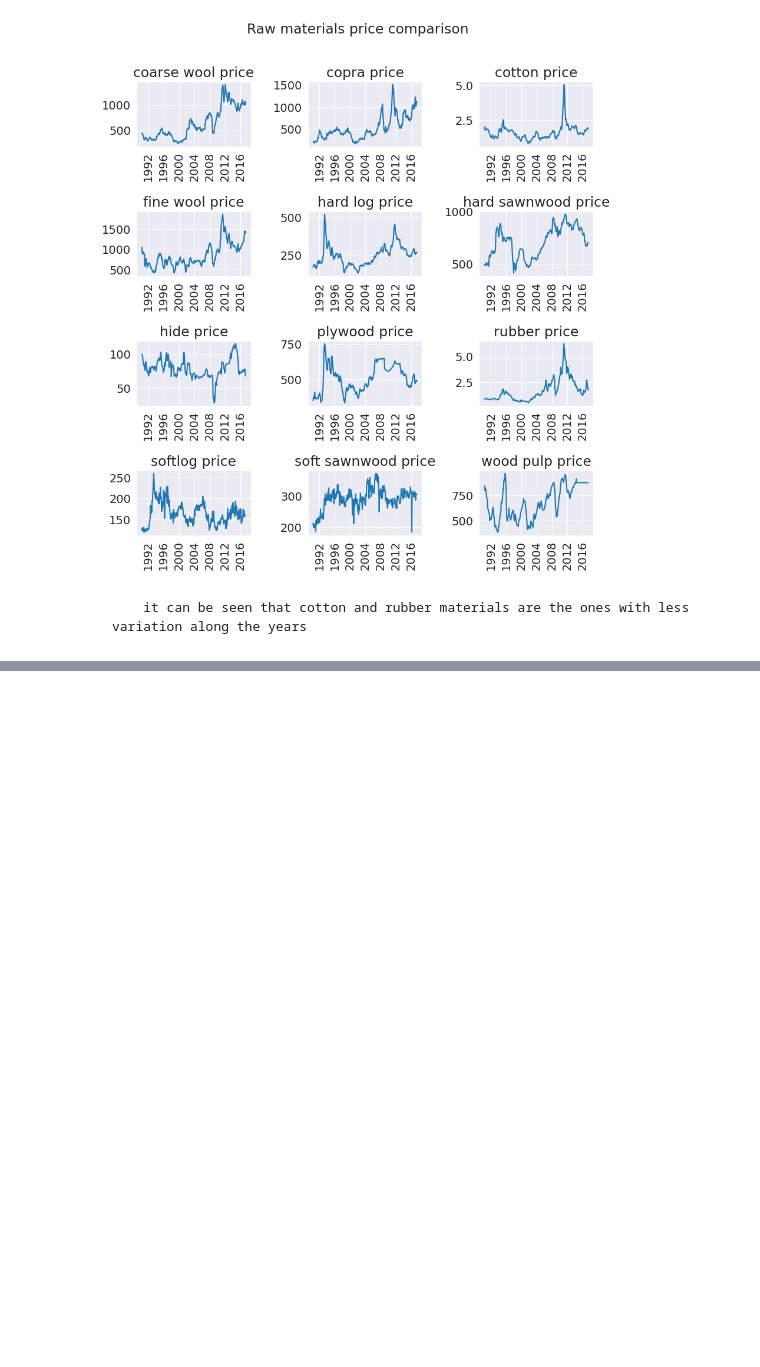
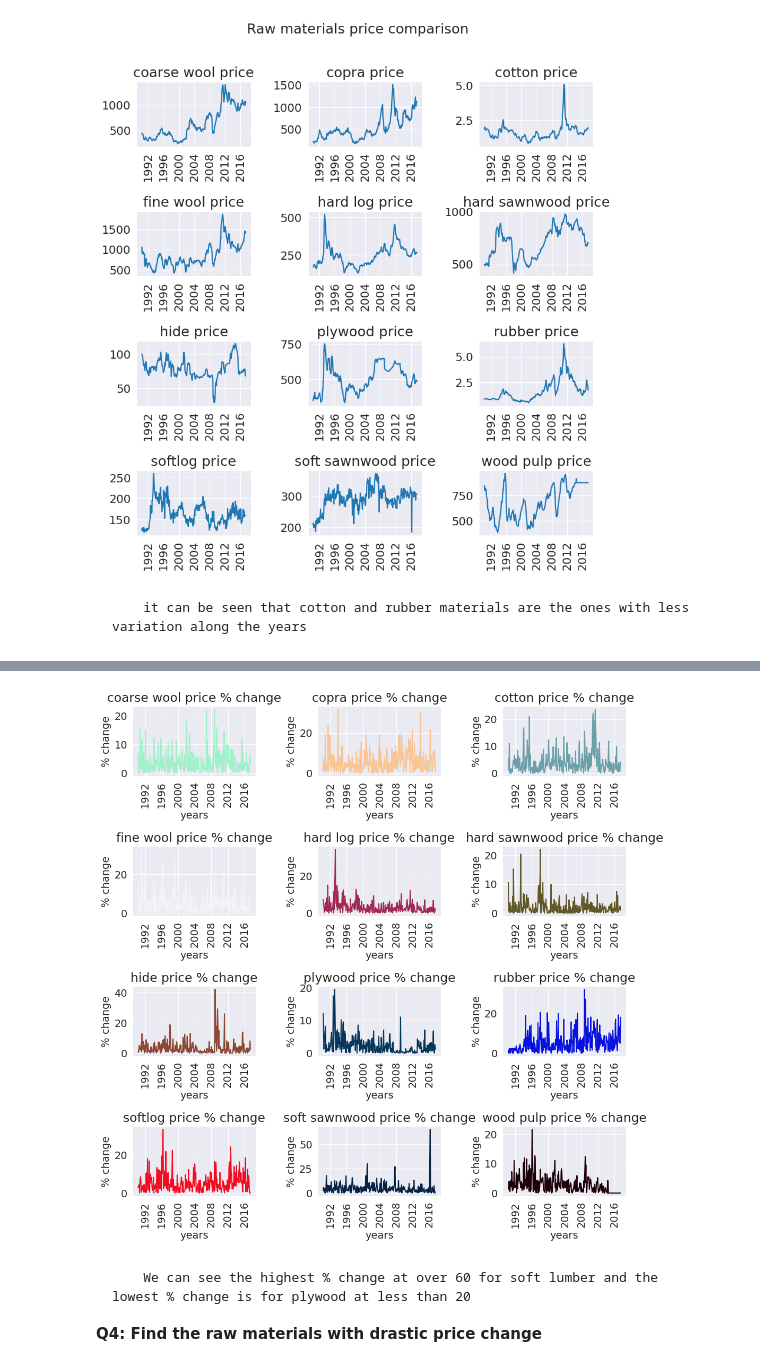
Before and after one commit to dkl5m/data-science-studies, a Jupyter notebook: agriculture-model/agriculture-df.ipynb, the cells around one changed output, grey strips where cells are left out. Drawn from its saved outputs; the diff is of its cells as text; code cells hidden in the pictures; blank space fills up the shorter version.

```diff
--- a/agriculture-model/agriculture-df.ipynb
+++ b/agriculture-model/agriculture-df.ipynb
@@ -196,0 +221,24 @@ Text(0.5, 0.98, 'Raw materials price comparison')
+# %%
+import random as random
+
+#lowChangeList=['cotton price % change', 'hide price % change', 'softlog price % change','hard log price % change','soft sawnwood price % change','plywood price % change']
+plt.figure(figsize=(12, 12))
+for i in range(len(changeList)):
+    r = random.random()
+    b = random.random()
+    g = random.random()
+    color = (r, g, b)
+    plt.subplot(4, 3, i+1)
+    plt.subplots_adjust(hspace=1, wspace=0.5)
+    plt.plot(df[changeList[i]], c=color)
+    plt.xticks(rotation=90)
+    plt.title(changeList[i])
+    plt.xlabel('years')
+    plt.ylabel('% change')
+    #plt.legend(changeList[i:], loc='upper center', bbox_to_anchor=(1.2, 1))
+# %% [output]
+[figure, added]
+# %% [markdown]
+        We can see the highest % change at over 60 for soft lumber and the lowest % change is for plywood at less than 20
+
+**Q4: Find the raw materials with drastic price change**
```
Also changed, not shown: parts of 2 cells of this notebook.
